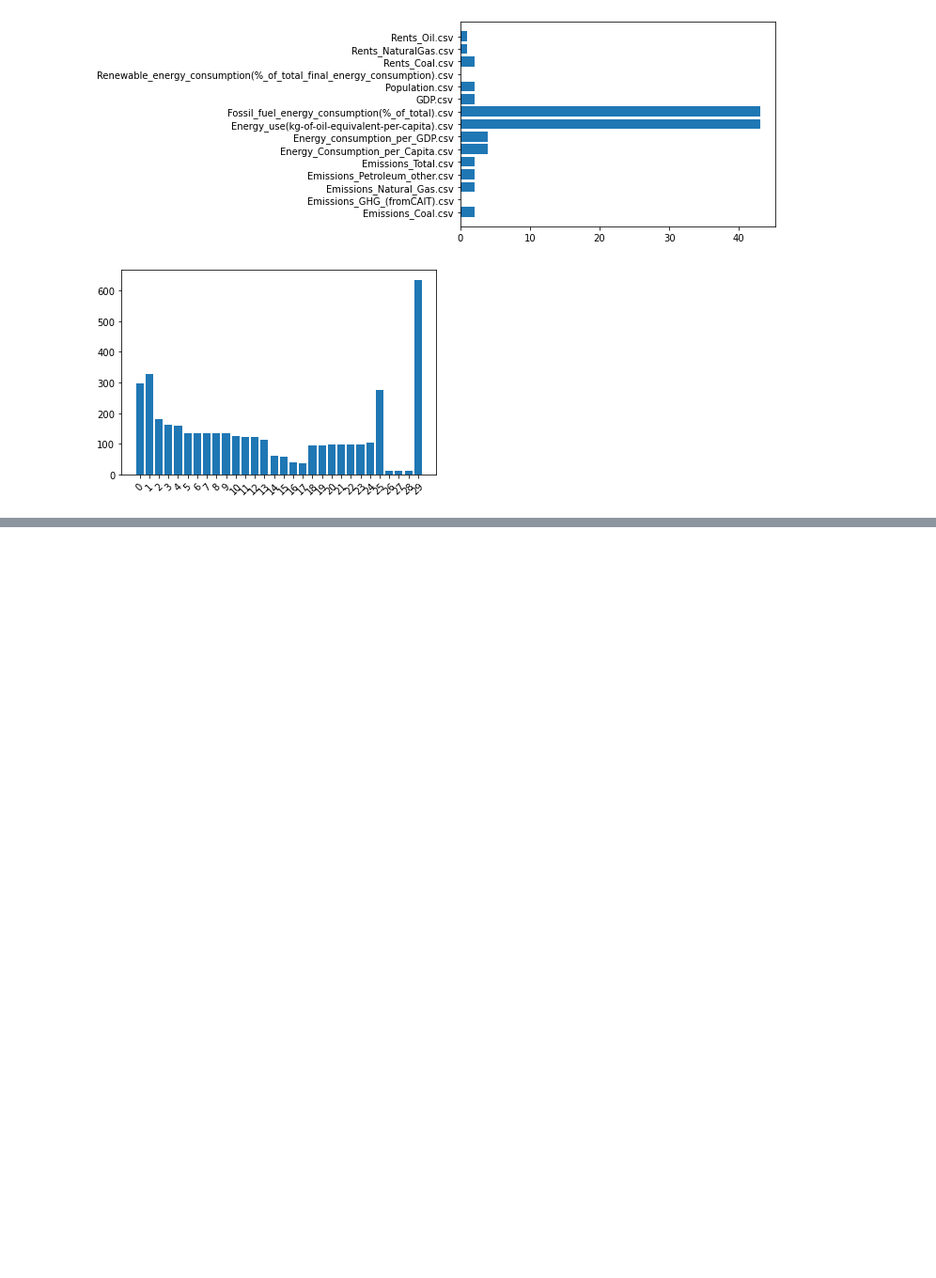
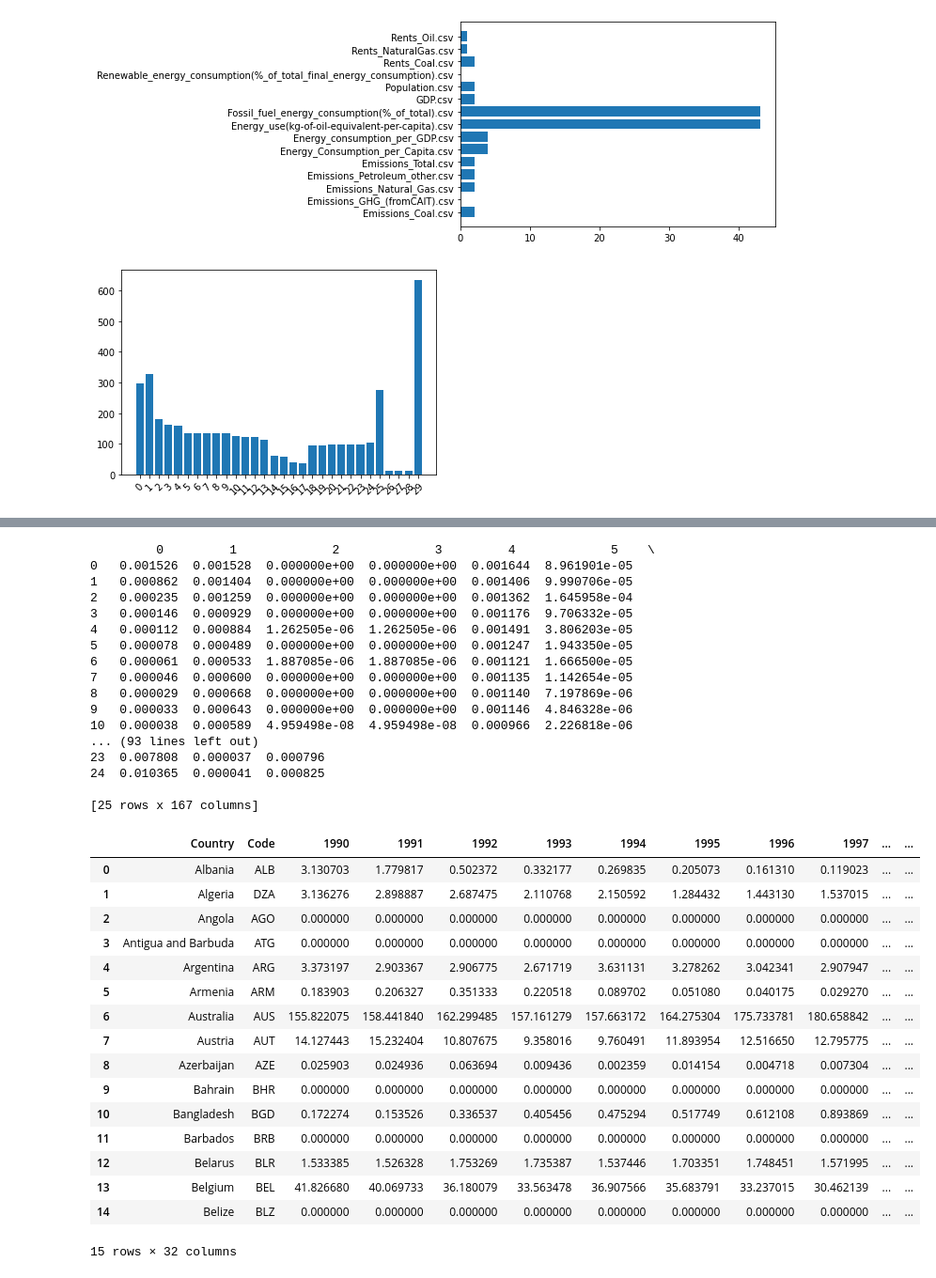
Before and after one commit to FabioHodo/EIB2_ClimateRisk, a Jupyter notebook: cleaned data/data_imputed/Imputation.ipynb, the cells around one changed output, grey strips where cells are left out. Shown: that part at 94% size. Saved outputs shown, nothing was run; the diff lists cells and outputs as text; code cells hidden in the pictures; blank space fills up the shorter version.

```diff
--- a/cleaned data/data_imputed/Imputation.ipynb
+++ b/cleaned data/data_imputed/Imputation.ipynb
@@ -341,0 +383,38 @@ plt.show()
+# %%
+#df = clean_df(df_list[)])
+KNNimpute2(df_list[0]).head(15)
+# %% [output]
+         0         1             2             3         4             5    \
+0   0.001526  0.001528  0.000000e+00  0.000000e+00  0.001644  8.961901e-05
+1   0.000862  0.001404  0.000000e+00  0.000000e+00  0.001406  9.990706e-05
+2   0.000235  0.001259  0.000000e+00  0.000000e+00  0.001362  1.645958e-04
+3   0.000146  0.000929  0.000000e+00  0.000000e+00  0.001176  9.706332e-05
+4   0.000112  0.000884  1.262505e-06  1.262505e-06  0.001491  3.806203e-05
+5   0.000078  0.000489  0.000000e+00  0.000000e+00  0.001247  1.943350e-05
+6   0.000061  0.000533  1.887085e-06  1.887085e-06  0.001121  1.666500e-05
+7   0.000046  0.000600  0.000000e+00  0.000000e+00  0.001135  1.142654e-05
+8   0.000029  0.000668  0.000000e+00  0.000000e+00  0.001140  7.197869e-06
+9   0.000033  0.000643  0.000000e+00  0.000000e+00  0.001146  4.846328e-06
+10  0.000038  0.000589  4.959498e-08  4.959498e-08  0.000966  2.226818e-06
+... (93 lines left out)
+23  0.007808  0.000037  0.000796
+24  0.010365  0.000041  0.000825
+
+[25 rows x 167 columns]
+|  | Country | Code | 1990 | 1991 | 1992 | 1993 | 1994 | 1995 | 1996 | 1997 | ... | ... |
+| 0 | Albania | ALB | 3.130703 | 1.779817 | 0.502372 | 0.332177 | 0.269835 | 0.205073 | 0.161310 | 0.119023 | ... | ... |
+| 1 | Algeria | DZA | 3.136276 | 2.898887 | 2.687475 | 2.110768 | 2.150592 | 1.284432 | 1.443130 | 1.537015 | ... | ... |
+| 2 | Angola | AGO | 0.000000 | 0.000000 | 0.000000 | 0.000000 | 0.000000 | 0.000000 | 0.000000 | 0.000000 | ... | ... |
+| 3 | Antigua and Barbuda | ATG | 0.000000 | 0.000000 | 0.000000 | 0.000000 | 0.000000 | 0.000000 | 0.000000 | 0.000000 | ... | ... |
+| 4 | Argentina | ARG | 3.373197 | 2.903367 | 2.906775 | 2.671719 | 3.631131 | 3.278262 | 3.042341 | 2.907947 | ... | ... |
+| 5 | Armenia | ARM | 0.183903 | 0.206327 | 0.351333 | 0.220518 | 0.089702 | 0.051080 | 0.040175 | 0.029270 | ... | ... |
+| 6 | Australia | AUS | 155.822075 | 158.441840 | 162.299485 | 157.161279 | 157.663172 | 164.275304 | 175.733781 | 180.658842 | ... | ... |
+| 7 | Austria | AUT | 14.127443 | 15.232404 | 10.807675 | 9.358016 | 9.760491 | 11.893954 | 12.516650 | 12.795775 | ... | ... |
+| 8 | Azerbaijan | AZE | 0.025903 | 0.024936 | 0.063694 | 0.009436 | 0.002359 | 0.014154 | 0.004718 | 0.007304 | ... | ... |
+| 9 | Bahrain | BHR | 0.000000 | 0.000000 | 0.000000 | 0.000000 | 0.000000 | 0.000000 | 0.000000 | 0.000000 | ... | ... |
+| 10 | Bangladesh | BGD | 0.172274 | 0.153526 | 0.336537 | 0.405456 | 0.475294 | 0.517749 | 0.612108 | 0.893869 | ... | ... |
+| 11 | Barbados | BRB | 0.000000 | 0.000000 | 0.000000 | 0.000000 | 0.000000 | 0.000000 | 0.000000 | 0.000000 | ... | ... |
+| 12 | Belarus | BLR | 1.533385 | 1.526328 | 1.753269 | 1.735387 | 1.537446 | 1.703351 | 1.748451 | 1.571995 | ... | ... |
+| 13 | Belgium | BEL | 41.826680 | 40.069733 | 36.180079 | 33.563478 | 36.907566 | 35.683791 | 33.237015 | 30.462139 | ... | ... |
+| 14 | Belize | BLZ | 0.000000 | 0.000000 | 0.000000 | 0.000000 | 0.000000 | 0.000000 | 0.000000 | 0.000000 | ... | ... |
+15 rows × 32 columns
```
Also changed, not shown: parts of 14 cells of this notebook, 31 other files.
